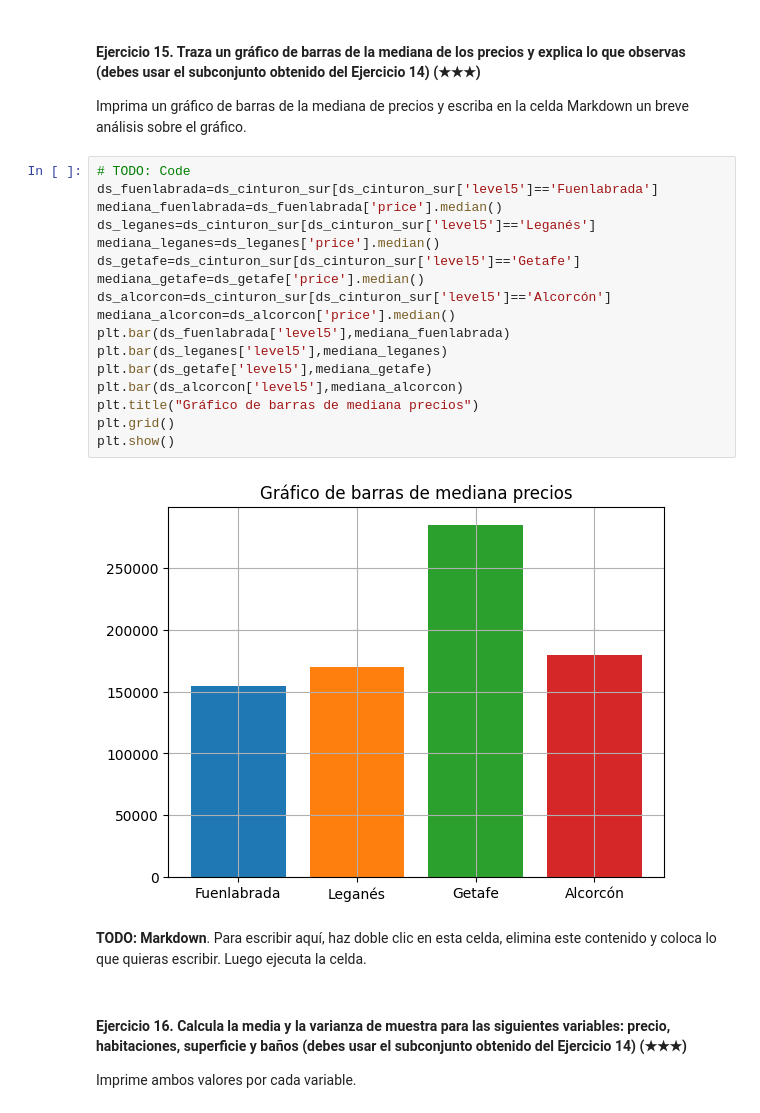
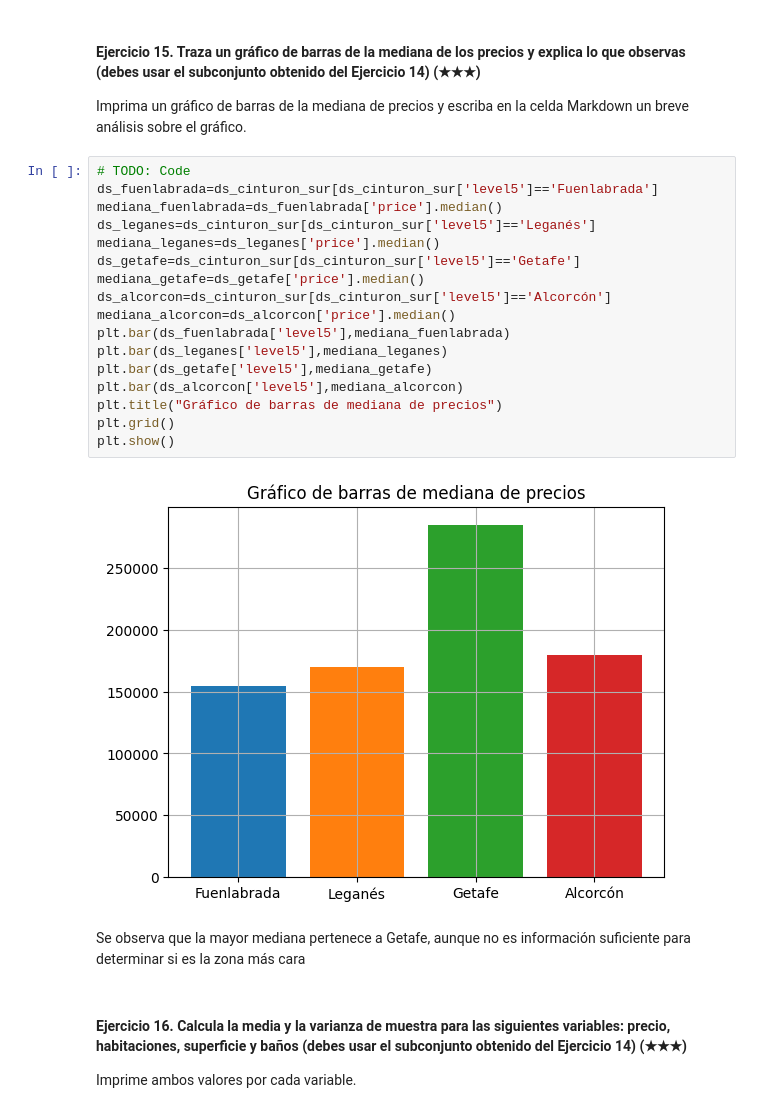
Before and after one commit to 4GeeksAcademy/say0ns-datacleanup, a Jupyter notebook: project.es.ipynb, the cells around one changed output. Cells and saved outputs as stored; diff of their text form.

```diff
--- a/project.es.ipynb
+++ b/project.es.ipynb
@@ -281,24 +262,24 @@ Imprima un gráfico de barras de la mediana de precios y escriba en la celda Mar
 # %%
 # TODO: Code
 ds_fuenlabrada=ds_cinturon_sur[ds_cinturon_sur['level5']=='Fuenlabrada']
 mediana_fuenlabrada=ds_fuenlabrada['price'].median()
 ds_leganes=ds_cinturon_sur[ds_cinturon_sur['level5']=='Leganés']
 mediana_leganes=ds_leganes['price'].median()
 ds_getafe=ds_cinturon_sur[ds_cinturon_sur['level5']=='Getafe']
 mediana_getafe=ds_getafe['price'].median()
 ds_alcorcon=ds_cinturon_sur[ds_cinturon_sur['level5']=='Alcorcón']
 mediana_alcorcon=ds_alcorcon['price'].median()
 plt.bar(ds_fuenlabrada['level5'],mediana_fuenlabrada)
 plt.bar(ds_leganes['level5'],mediana_leganes)
 plt.bar(ds_getafe['level5'],mediana_getafe)
 plt.bar(ds_alcorcon['level5'],mediana_alcorcon)
-plt.title("Gráfico de barras de mediana precios")
+plt.title("Gráfico de barras de mediana de precios")
 plt.grid()
 plt.show()
 # %% [output]
-[figure, old version]
+[figure, new version]
 # %% [markdown]
-**TODO: Markdown**. Para escribir aquí, haz doble clic en esta celda, elimina este contenido y coloca lo que quieras escribir. Luego ejecuta la celda.
+Se observa que la mayor mediana pertenece a Getafe, aunque no es información suficiente para determinar si es la zona más cara
 # %% [markdown]
 #### Ejercicio 16. Calcula la media y la varianza de muestra para las siguientes variables: precio, habitaciones, superficie y baños (debes usar el subconjunto obtenido del Ejercicio 14) (★★★)
 
```
Also changed, not shown: parts of 18 cells of this notebook.
